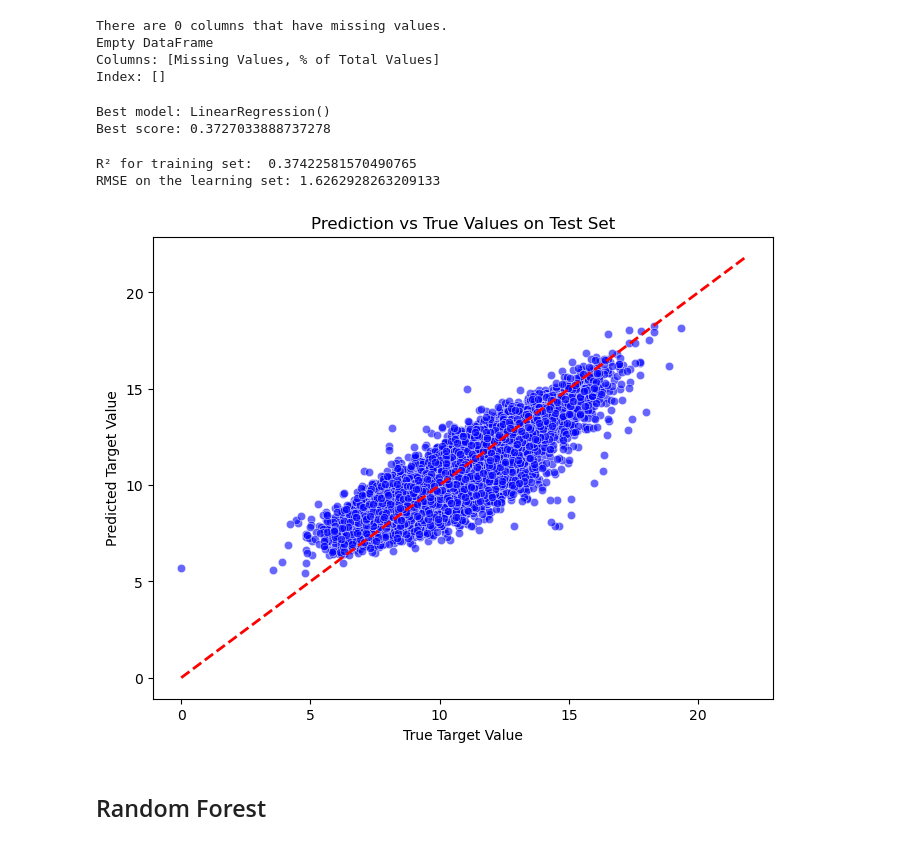
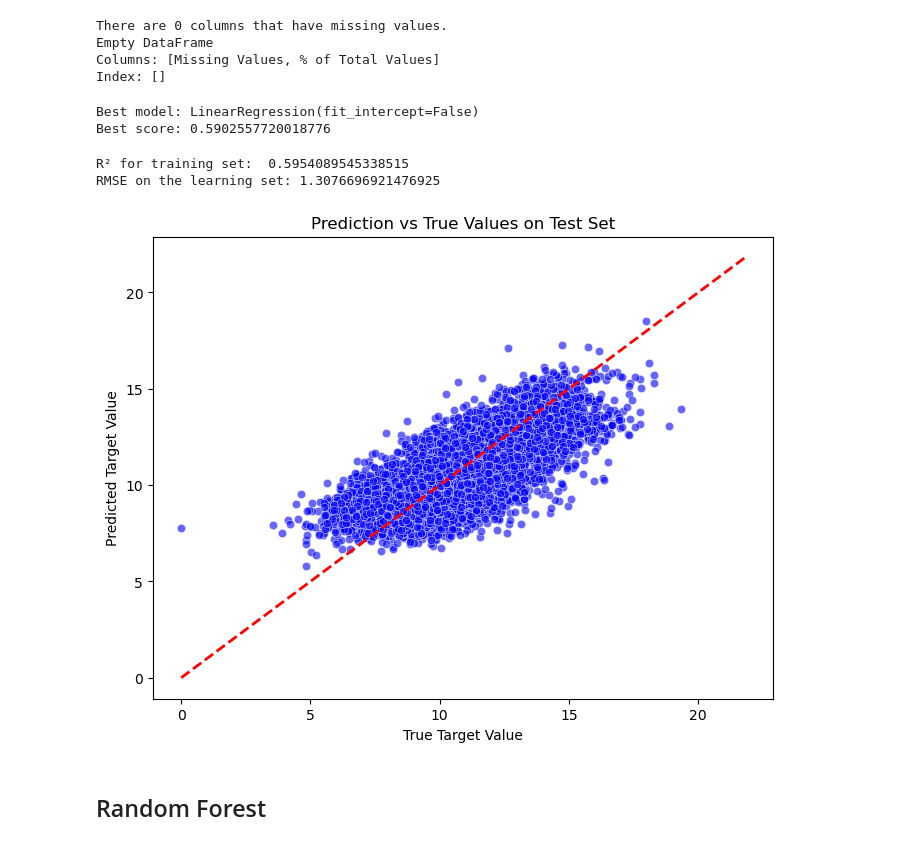
Before and after one commit to rinaaro/Machine-Learning-Project, a Jupyter notebook: project-15.ipynb, the cells around one changed output. Drawn from its saved outputs; the diff is of its cells as text; code cells hidden in the pictures.

```diff
--- a/project-15.ipynb
+++ b/project-15.ipynb
@@ -596,11 +596,11 @@ def preprocess_for_regression(data):
 learn_lin = preprocess_for_regression(learn_lin)
 #test_data = preprocess_for_regression(test_data)
 # %%
-x_train = learn_lin.drop(columns=["target"])
-y_train = learn_lin["target"]
+x_train_lin = learn_lin.drop(columns=["target"])
+y_train_lin = learn_lin["target"]
 # %%
-X_train, X_test, Y_train, Y_test = train_test_split(x_train,
-                                                    y_train,
+X_train_lin, X_test_lin, Y_train_lin, Y_test_lin = train_test_split(x_train_lin,
+                                                    y_train_lin,
                                                     test_size=0.3,
                                                     random_state=42)
 # %%
@@ -617,34 +617,34 @@ lr = LinearRegression()
 lin_res = GridSearchCV(estimator=lr, param_grid=param_grid, cv=5)
 
 # Fit the GridSearchCV model
-lin_res.fit(X_train, Y_train)
+lin_res.fit(X_train_lin, Y_train_lin)
 
 # Output the best model and its score
 print(f"Best model: {lin_res.best_estimator_}")
 print(f"Best score: {lin_res.best_score_}")
 # %% [output]
-Best model: LinearRegression()
-Best score: 0.3727033888737278
+Best model: LinearRegression(fit_intercept=False)
+Best score: 0.5902557720018776
 # %%
-train_predictions = lin_res.predict(X_train)
-print("R² for training set: ", r2_score(Y_train, train_predictions))
-print("RMSE on the learning set:", root_mean_squared_error(Y_train, lin_res.predict(X_train)))
+train_predictions = lin_res.predict(X_train_lin)
+print("R² for training set: ", r2_score(Y_train_lin, train_predictions))
+print("RMSE on the learning set:", root_mean_squared_error(Y_train_lin, lin_res.predict(X_train_lin)))
 # %% [output]
-R² for training set:  0.37422581570490765
-RMSE on the learning set: 1.6262928263209133
+R² for training set:  0.5954089545338515
+RMSE on the learning set: 1.3076696921476925
 # %%
-train_predictions = best_model_rf.predict(X_train)
-test_predictions = best_model_rf.predict(X_test)
+train_predictions = lin_res.predict(X_train_lin)
+test_predictions = lin_res.predict(X_test_lin)
 
 plt.figure(figsize=(8, 6))
-sns.scatterplot(x=Y_test, y=test_predictions, alpha=0.6, color="blue")
-plt.plot([y_train.min(), y_train.max()], [y_train.min(), y_train.max()], "--r", linewidth=2)  # Ideal predictions
+sns.scatterplot(x=Y_test_lin, y=test_predictions, alpha=0.6, color="blue")
+plt.plot([y_train_lin.min(), y_train_lin.max()], [y_train_lin.min(), y_train_lin.max()], "--r", linewidth=2)  # Ideal predictions
 plt.xlabel('True Target Value')
 plt.ylabel('Predicted Target Value')
 plt.title('Prediction vs True Values on Test Set')
 plt.show()
 # %% [output]
-[figure, old version]
+[figure, new version]
 # %% [markdown]
 ## Random Forest
 # %%
```
Also changed, not shown: parts of 4 cells of this notebook, 6 other files.
